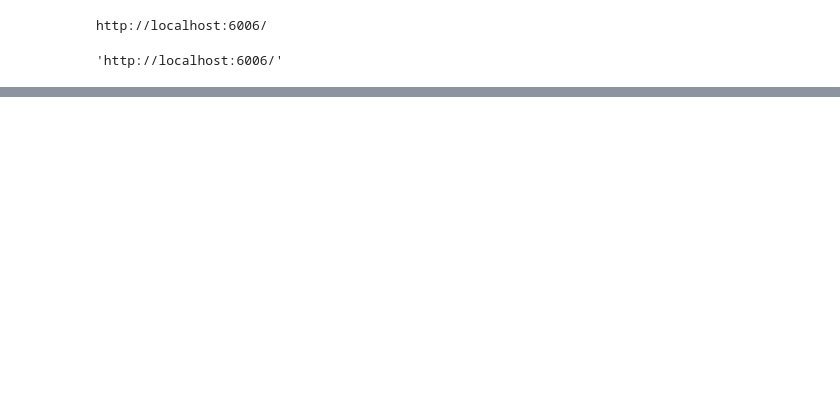
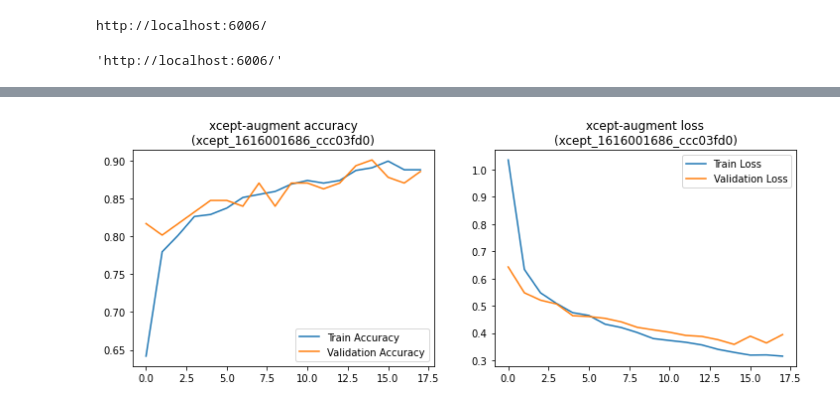
Before and after one commit to benbogart/waste-classification, a Jupyter notebook: 5_Xception_Azure.ipynb, the cells around one changed output, grey strips where cells are left out. Saved outputs shown, nothing was run; the diff lists cells and outputs as text; code cells hidden in the pictures; blank space fills up the shorter version.

```diff
--- a/5_Xception_Azure.ipynb
+++ b/5_Xception_Azure.ipynb
@@ -491,9 +594,8 @@ src = ScriptRunConfig(source_directory='vgg16_train_script/',
 runs3.append(exp.submit(config=src))
 
 # Add name and tags for tracking
-runs3[-1].add_properties({'name': 'vgg16-dense256-sigmoid'})
+runs3[-1].add_properties({'name': 'xcept-augment'})
 
-runs3[-1].tag('class', 'VGG16')
-runs3[-1].tag('activation', 'relu')
-runs3[-1].tag('optimizer', 'sgd')
-runs3[-1].tag('dense layers', '1')
+runs3[-1].tag('class', 'Xception')
+runs3[-1].tag('optimizer', 'adam')
+runs3[-1].tag('augmentation', 'True')
@@ -517,10 +601,0 @@ src = ScriptRunConfig(source_directory='vgg16_train_script/',
-# %%
-runs3.append(exp.submit(config=src))
-
-# Add name and tags for tracking
-runs3[-1].add_properties({'name': 'vgg16-dense512-sigmoid'})
-
-runs3[-1].tag('class', 'VGG16')
-runs3[-1].tag('activation', 'relu')
-runs3[-1].tag('optimizer', 'sgd')
-runs3[-1].tag('dense layers', '1')
@@ -544,10 +601,0 @@ src = ScriptRunConfig(source_directory='vgg16_train_script/',
-# %%
-runs3.append(exp.submit(config=src))
-
-# Add name and tags for tracking
-runs3[-1].add_properties({'name': 'vgg16-dense1024-sigmoid'})
-
-runs3[-1].tag('class', 'VGG16')
-runs3[-1].tag('activation', 'relu')
-runs3[-1].tag('optimizer', 'sgd')
-runs3[-1].tag('dense layers', '1')
@@ -553,0 +622,3 @@ runs3[-1].tag('dense layers', '1')
+# %%
+log = log_runs(runs3, 'xcept')
+log
@@ -553,0 +635,4 @@ runs3[-1].tag('dense layers', '1')
+# %%
+visualize_log(log.loc[[r.id for r in runs3]])
+# %% [output]
+[figure, added]
```
Also changed, not shown: parts of 76 cells of this notebook.
